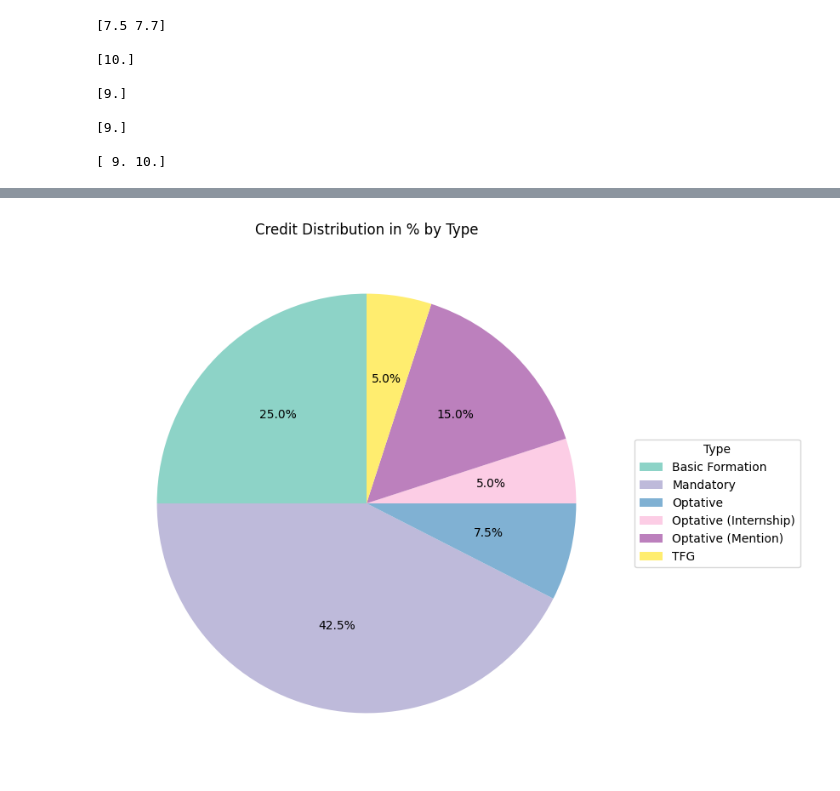
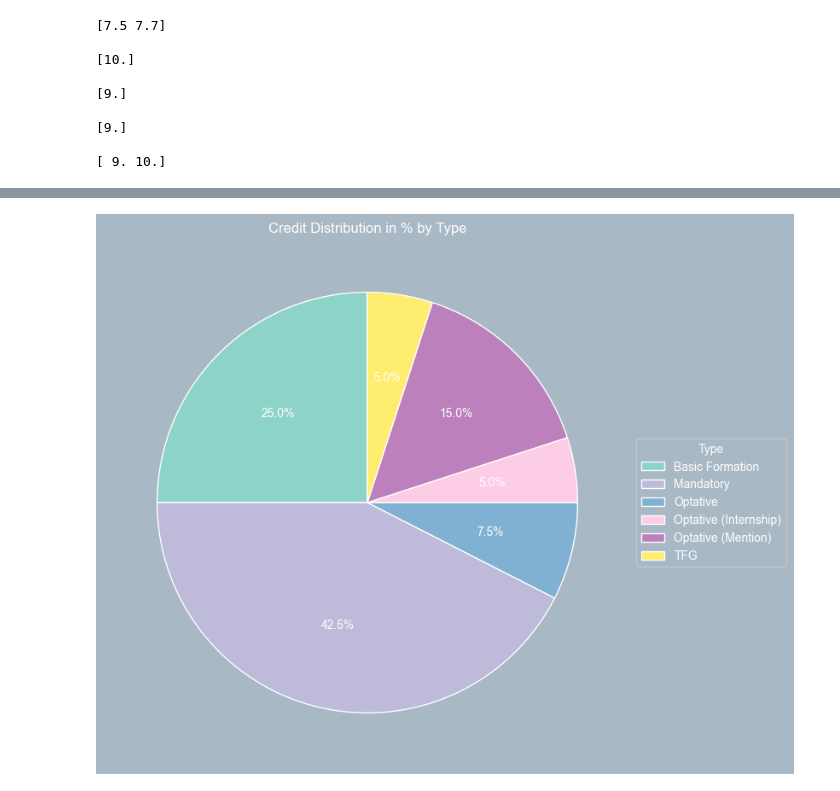
Before and after one commit to rorro6787/AcademicData, a Jupyter notebook: src/analysis.ipynb, the cells around one changed output, grey strips where cells are left out. Cells and saved outputs as stored; diff of their text form; code cells hidden in the pictures.

Commit message:
Changed the style of the graphs

```diff
--- a/src/analysis.ipynb
+++ b/src/analysis.ipynb
@@ -210,9 +234,21 @@ credit_total_type(df)
 # %%
-def credit_type(df):
+def credit_percentage_type(df):
     type_credits = df.groupby('Type')['Credits'].sum()
 
     total_credits = type_credits.sum()
     type_percentage = (type_credits / total_credits) * 100
+
+    sns.set_style("darkgrid")
+    plt.rcParams.update({
+        "axes.facecolor": "#A8B8C5",
+        "figure.facecolor": "#A8B8C5",
+        "axes.labelcolor": "white",
+        "text.color": "white",
+        "xtick.color": "white",
+        "ytick.color": "white",
+        "axes.edgecolor": "white",
+        "grid.color": "#555555"
+    })
 
     plt.figure(figsize=(8, 8))
     pie_chart = type_percentage.plot.pie(autopct='%1.1f%%', startangle=90, cmap='Set3', labels=['']*len(type_percentage))
@@ -223,7 +259,7 @@ def credit_type(df):
     plt.ylabel('')
     plt.show()
 # %%
-credit_type(df)
+credit_percentage_type(df)
 # %% [output]
-[figure, old version]
+[figure, new version]
 # %%
```
Also changed, not shown: parts of 7 cells of this notebook, 1 other file.
